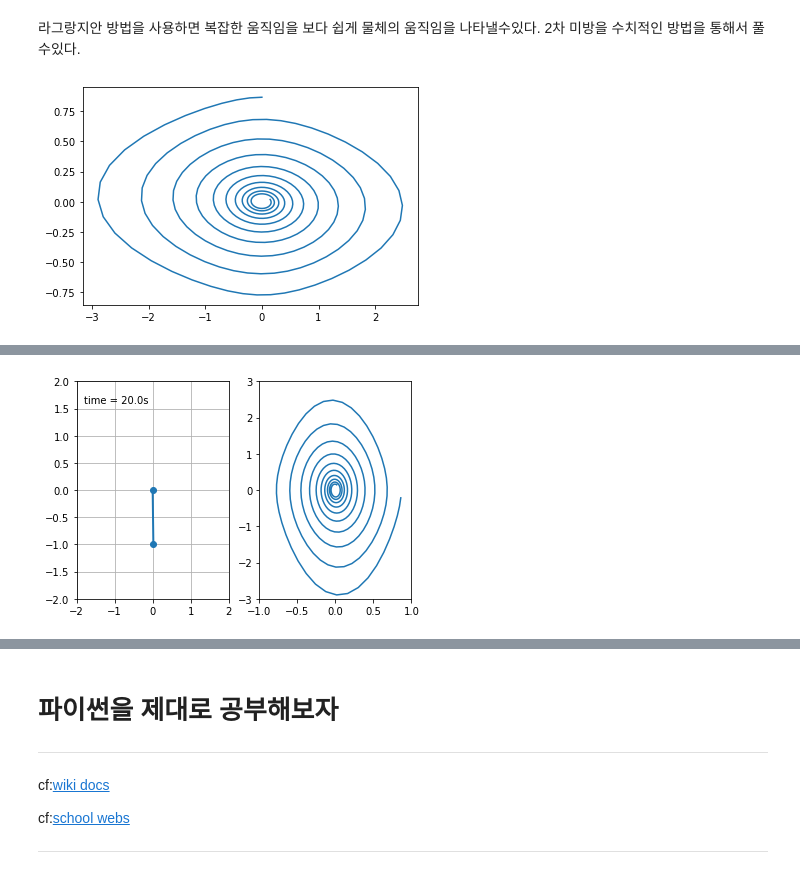
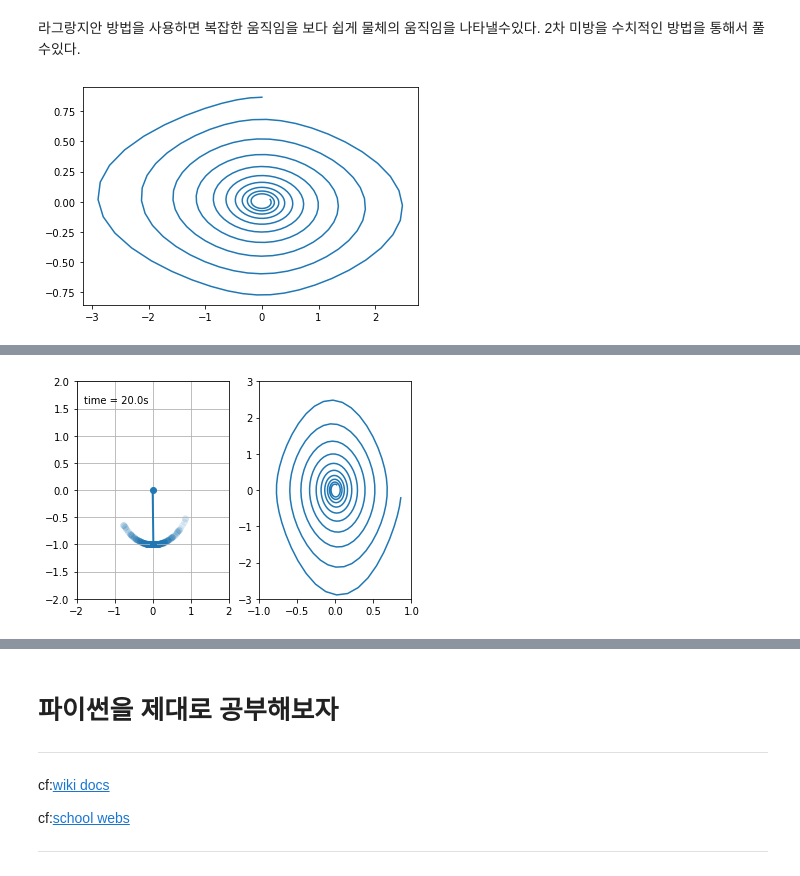
Before and after one commit to Dcal-dev/For-Study, a Jupyter notebook: For_Study_Dynamics.ipynb, the cells around one changed output, grey strips where cells are left out. Drawn from its saved outputs; the diff is of its cells as text; code cells hidden in the pictures.

```diff
--- a/For_Study_Dynamics.ipynb
+++ b/For_Study_Dynamics.ipynb
@@ -714,6 +721,7 @@ import matplotlib.pyplot as plt
 import scipy.integrate as integrate
 import numpy as np
 from IPython.display import HTML
+import matplotlib.animation as animation
 
 from numpy import pi,sin,cos
 
@@ -746,13 +754,19 @@ plt.figure("dxdt,x")
 plt.plot(dxdt,x)
 plt.show("dxdt,x")
 
+
+
+
+
 fig = plt.figure()
 ax = fig.add_subplot(121, autoscale_on=False, xlim=(-2, 2), ylim=(-2, 2))
 ax.grid()
 
 ax2 = fig.add_subplot(122,xlim=(-1, 1), ylim=(-3, 3))
+cache= ax.scatter([], [], alpha=0.10,lw=0.5)
 
 line, = ax.plot([], [], 'o-', lw=2)
+
 line2, = ax2.plot([],[])
 time_template = 'time = %.1fs'
 time_text = ax.text(0.05, 0.9, '', transform=ax.transAxes)
@@ -764,32 +778,41 @@ def init():
 
 X=[]
 dXdt=[]
 
+CX=[]
+CY=[]
+
 def animate(i):
     thisx = [0, x[i]]
     thisy = [0, y[i]]
 
     line.set_data(thisx, thisy)
     time_text.set_text(time_template % (i*dt))
     X.append(x[i])
+    CX.append(x[i])
+    CY.append(y[i])
     dXdt.append(dxdt[i])
     line2.set_data(X,dXdt)
+    cache.set_offsets(np.c_[CX,CY])
 
-    return line,line2, time_text
+
+
+
+    return line,line2, cache, time_text
 '''
 def animate_xdx(i):
     X.append(x[i])
     dXdt.append(dxdt[i])
     line2.set_data(X,dXdt)
     time_text.set_text(time_template % (i*dt))
     return line2, time_text
 '''
 ani = animation.FuncAnimation(fig, animate, np.arange(1, len(INT)),
                               interval=25, blit=True, init_func=init)
 #plt.show()
 #ani.save('double_pendulum.mp4', fps=15)
 HTML(ani.to_html5_video())
 # %% [output]
 [figure]
 [interactive output not drawn]
-[figure, old version]
+[figure, new version]
```
Also changed, not shown: parts of 4 cells of this notebook.
